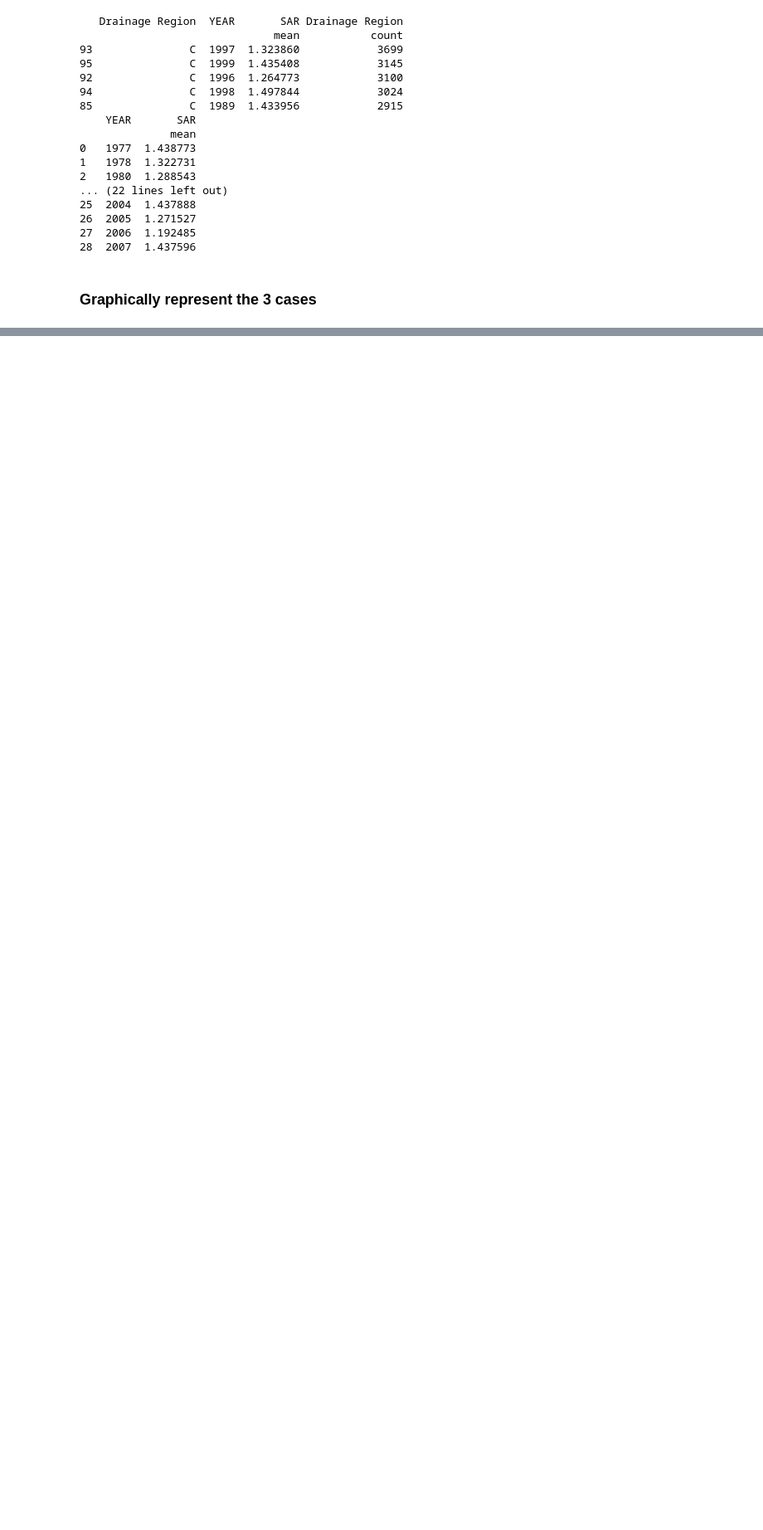
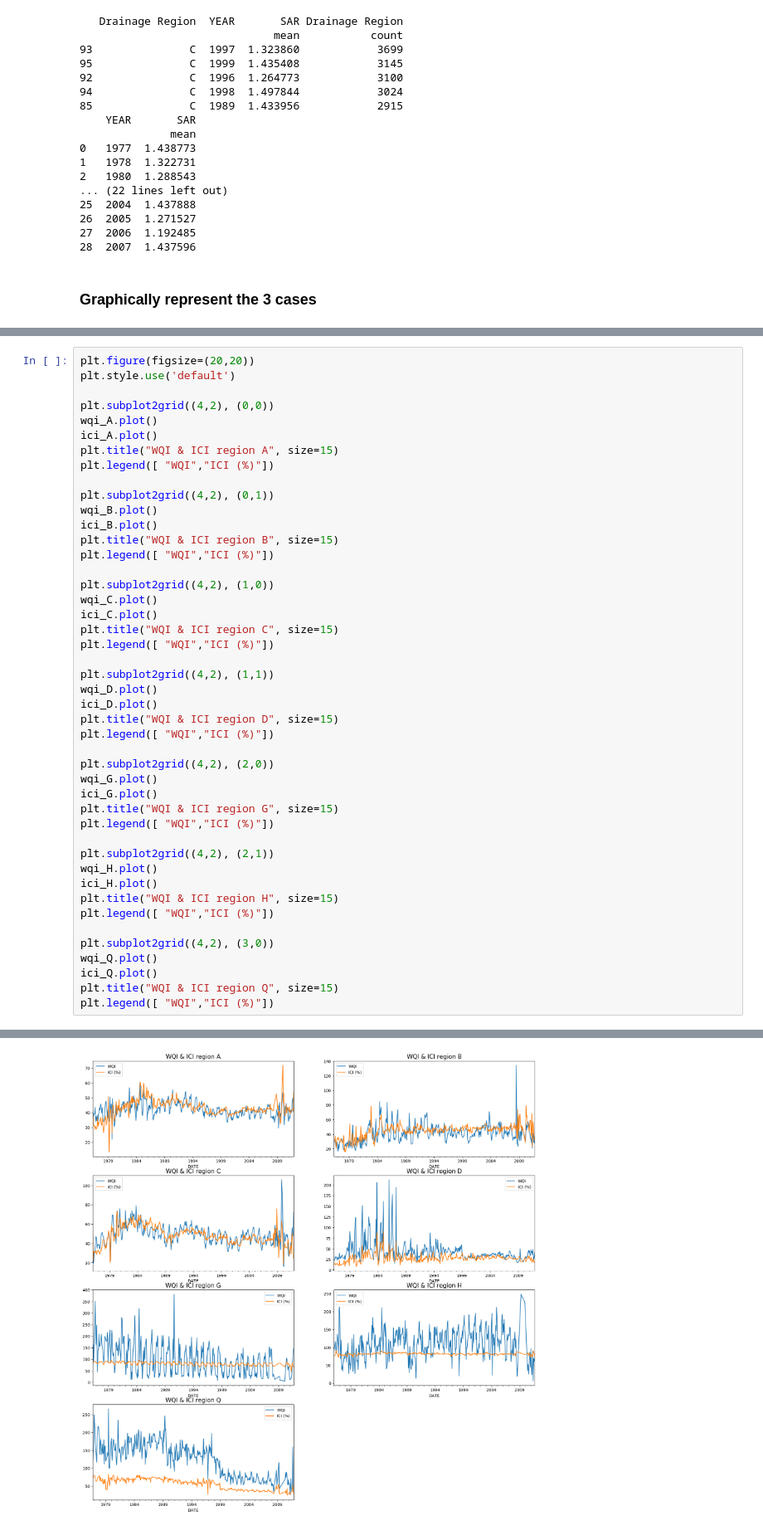
Before and after one commit to elenuskiya/TFM, a Jupyter notebook: Notebooks/01_Part_1_Analysis_and_Characterization_of_surface_waters.ipynb, the cells around one changed output, grey strips where cells are left out. Shown at 83% size. Saved outputs shown, nothing was run; the diff lists cells and outputs as text; blank space fills up the shorter version.

```diff
--- a/Notebooks/01_Part_1_Analysis_and_Characterization_of_surface_waters.ipynb
+++ b/Notebooks/01_Part_1_Analysis_and_Characterization_of_surface_waters.ipynb
@@ -843,0 +1087,46 @@ plt.legend(["SAR"])
+# %%
+plt.figure(figsize=(20,20))
+plt.style.use('default')
+
+plt.subplot2grid((4,2), (0,0))
+wqi_A.plot()
+ici_A.plot()
+plt.title("WQI & ICI region A", size=15)
+plt.legend([ "WQI","ICI (%)"])
+
+plt.subplot2grid((4,2), (0,1))
+wqi_B.plot()
+ici_B.plot()
+plt.title("WQI & ICI region B", size=15)
+plt.legend([ "WQI","ICI (%)"])
+
+plt.subplot2grid((4,2), (1,0))
+wqi_C.plot()
+ici_C.plot()
+plt.title("WQI & ICI region C", size=15)
+plt.legend([ "WQI","ICI (%)"])
+
+plt.subplot2grid((4,2), (1,1))
+wqi_D.plot()
+ici_D.plot()
+plt.title("WQI & ICI region D", size=15)
+plt.legend([ "WQI","ICI (%)"])
+
+plt.subplot2grid((4,2), (2,0))
+wqi_G.plot()
+ici_G.plot()
+plt.title("WQI & ICI region G", size=15)
+plt.legend([ "WQI","ICI (%)"])
+
+plt.subplot2grid((4,2), (2,1))
+wqi_H.plot()
+ici_H.plot()
+plt.title("WQI & ICI region H", size=15)
+plt.legend([ "WQI","ICI (%)"])
+
+plt.subplot2grid((4,2), (3,0))
+wqi_Q.plot()
+ici_Q.plot()
+plt.title("WQI & ICI region Q", size=15)
+plt.legend([ "WQI","ICI (%)"])
+# %% [output]
@@ -843,0 +1134 @@ plt.legend(["SAR"])
+[figure, added]
```
Also changed, not shown: parts of 30 cells of this notebook.
